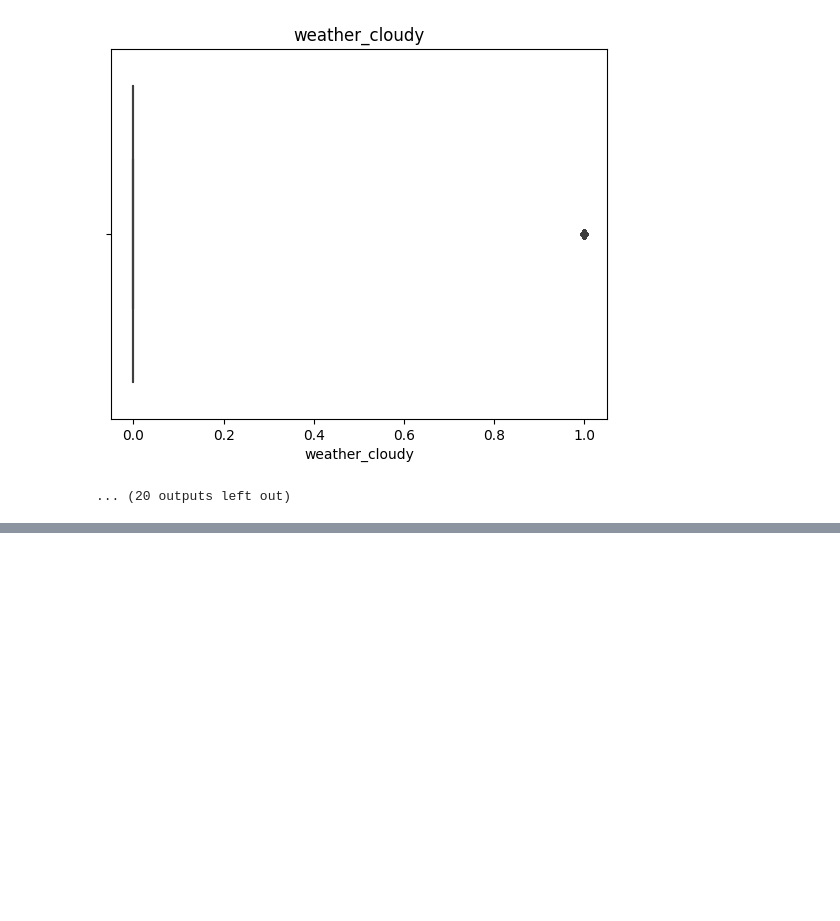
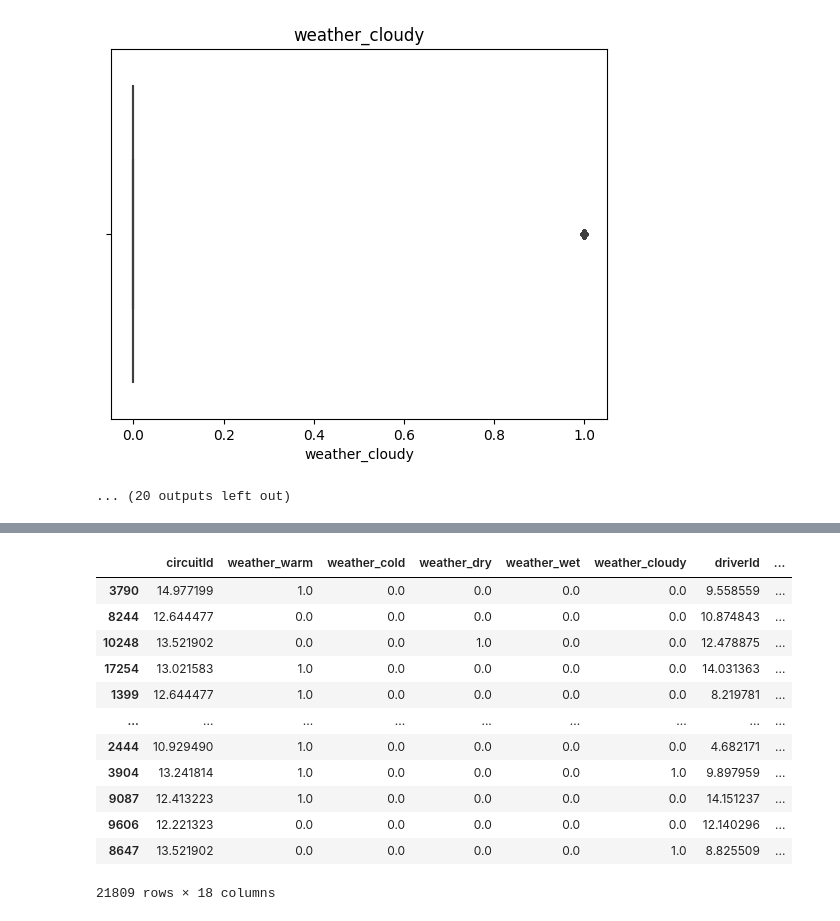
Before and after one commit to Nipun-Gupta26/ML-Project, a Jupyter notebook: preprocessing.ipynb, the cells around one changed output, grey strips where cells are left out. Cells and saved outputs as stored; diff of their text form; code cells hidden in the pictures; blank space fills up the shorter version.

```diff
--- a/preprocessing.ipynb
+++ b/preprocessing.ipynb
@@ -295,0 +310,30 @@ Default parameter smoothing will change in version 2.6.See https://github.com/sc
+# %%
+x_train['driver_age'] = min_max_scaler.fit_transform(x_train[['driver_age']])
+x_test['driver_age'] = min_max_scaler.transform(x_test[['driver_age']])
+# %%
+x_train['driver_wins'] = standard_scaler.fit_transform(x_train[['driver_wins']])
+x_test['driver_wins'] = standard_scaler.transform(x_test[['driver_wins']])
+# %%
+x_train['constructor_wins'] = standard_scaler.fit_transform(x_train[['constructor_wins']])
+x_test['constructor_wins'] = standard_scaler.transform(x_test[['constructor_wins']])
+# %%
+encoder = TargetEncoder(cols = ['constructor_nationality', 'driverId', 'constructorId', 'circuitId'], smoothing = 10, min_samples_leaf = 20)
+# encoder = PolynomialWrapper(encoder_target)
+x_train = encoder.fit_transform(x_train, y_train)
+x_test = encoder.transform(x_test)
+# %%
+x_train
+# %% [output]
+|  | circuitId | weather_warm | weather_cold | weather_dry | weather_wet | weather_cloudy | driverId | ... |
+| 3790 | 14.977199 | 1.0 | 0.0 | 0.0 | 0.0 | 0.0 | 9.558559 | ... |
+| 8244 | 12.644477 | 0.0 | 0.0 | 0.0 | 0.0 | 0.0 | 10.874843 | ... |
+| 10248 | 13.521902 | 0.0 | 0.0 | 1.0 | 0.0 | 0.0 | 12.478875 | ... |
+| 17254 | 13.021583 | 1.0 | 0.0 | 0.0 | 0.0 | 0.0 | 14.031363 | ... |
+| 1399 | 12.644477 | 1.0 | 0.0 | 0.0 | 0.0 | 0.0 | 8.219781 | ... |
+| ... | ... | ... | ... | ... | ... | ... | ... | ... |
+| 2444 | 10.929490 | 1.0 | 0.0 | 0.0 | 0.0 | 0.0 | 4.682171 | ... |
+| 3904 | 13.241814 | 1.0 | 0.0 | 0.0 | 0.0 | 1.0 | 9.897959 | ... |
+| 9087 | 12.413223 | 1.0 | 0.0 | 0.0 | 0.0 | 0.0 | 14.151237 | ... |
+| 9606 | 12.221323 | 0.0 | 0.0 | 0.0 | 0.0 | 0.0 | 12.140296 | ... |
+| 8647 | 13.521902 | 0.0 | 0.0 | 0.0 | 0.0 | 1.0 | 8.825509 | ... |
+21809 rows × 18 columns
```
Also changed, not shown: parts of 17 cells of this notebook, 2 other files.
